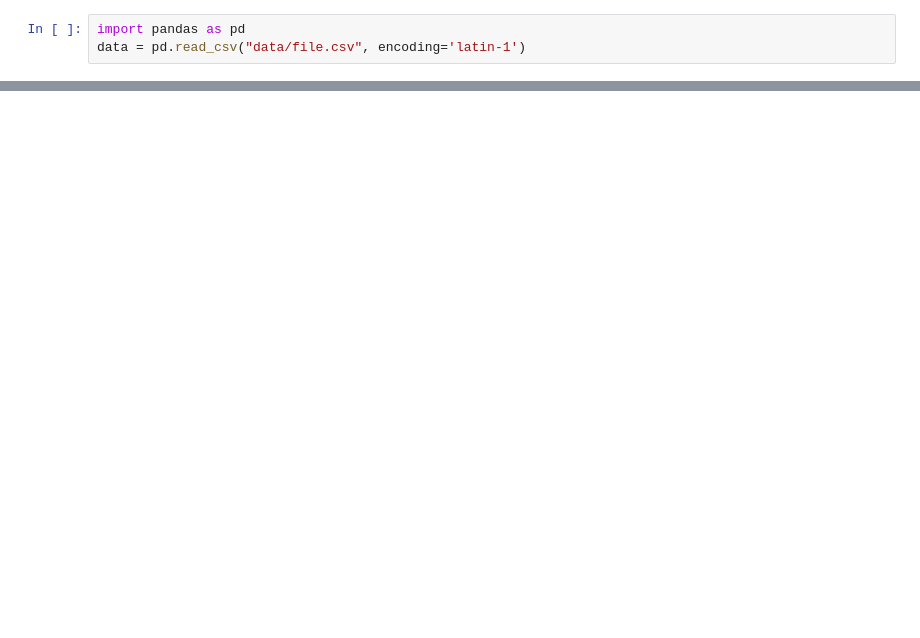
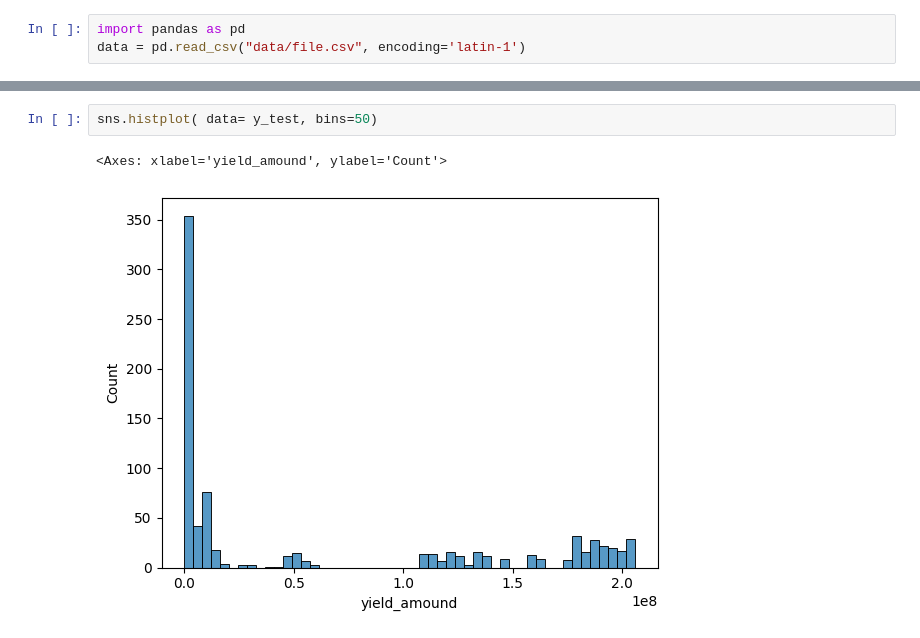
Before and after one commit to LucasJohannsenShadow/AVCD, a Jupyter notebook: machinelikedone.ipynb, the cells around one changed output, grey strips where cells are left out. Cells and saved outputs as stored; diff of their text form; blank space fills up the shorter version.

```diff
--- a/machinelikedone.ipynb
+++ b/machinelikedone.ipynb
@@ -119,0 +66,5 @@ Mean Squared Error: 1232045399713502.5
+# %%
+sns.histplot( data= y_test, bins=50)
+# %% [output]
+<Axes: xlabel='yield_amound', ylabel='Count'>
+[figure, added]
```
Also changed, not shown: parts of 18 cells of this notebook.
